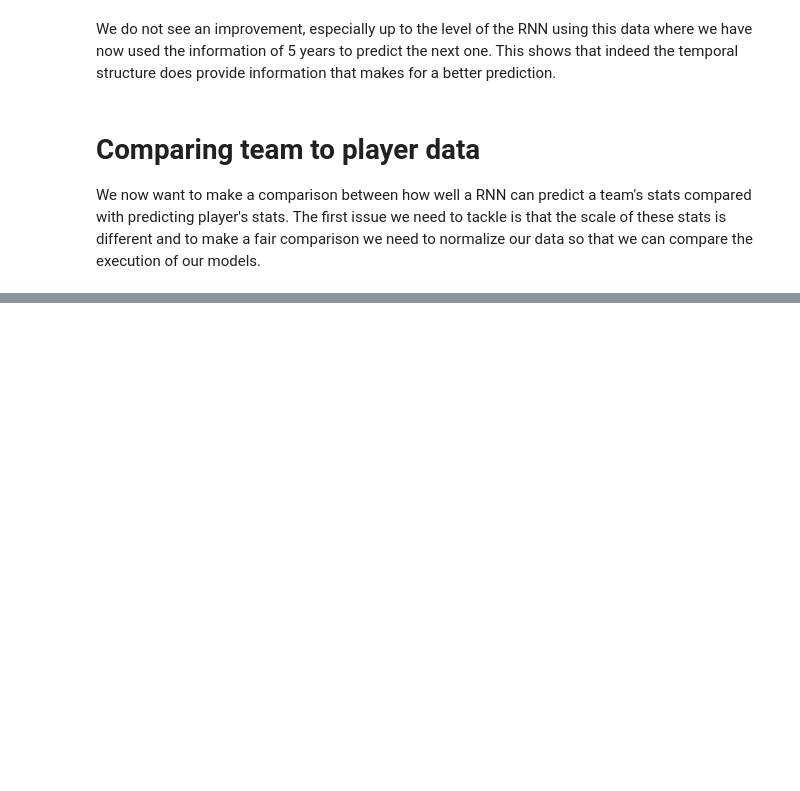
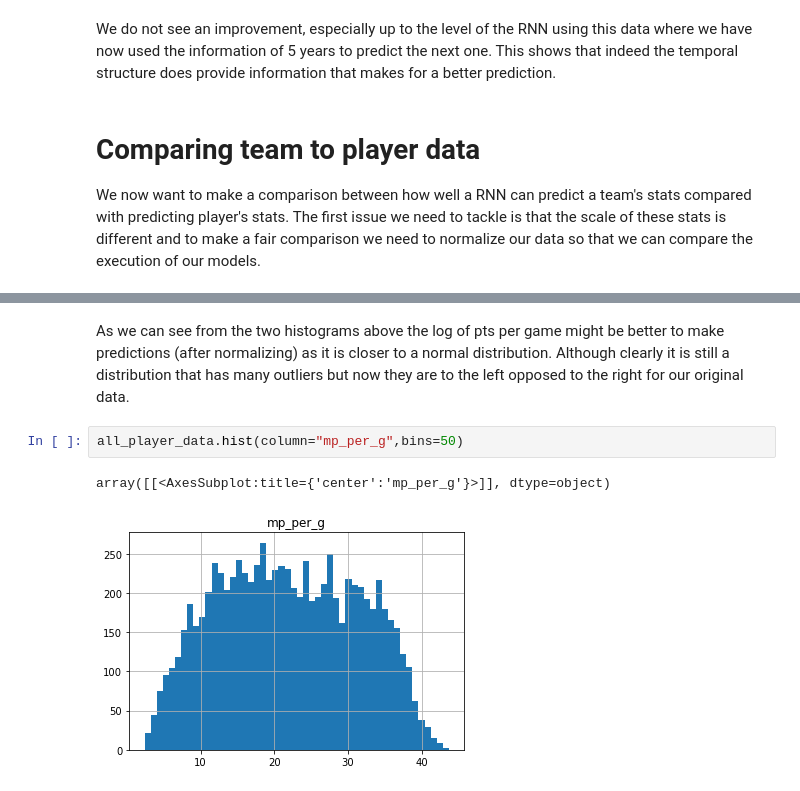
Before and after one commit to nk555/Kevin-Beuchot-Portfolio, a Jupyter notebook: AI-Projects/Fantasy-Basketball/2-making-fantasy-predictions.ipynb, the cells around one changed output, grey strips where cells are left out. Drawn from its saved outputs; the diff is of its cells as text; blank space fills up the shorter version.

```diff
--- a/AI-Projects/Fantasy-Basketball/2-making-fantasy-predictions.ipynb
+++ b/AI-Projects/Fantasy-Basketball/2-making-fantasy-predictions.ipynb
@@ -238,0 +267,7 @@ We now want to make a comparison between how well a RNN can predict a team's sta
+# %% [markdown]
+As we can see from the two histograms above the log of pts per game might be better to make predictions (after normalizing) as it is closer to a normal distribution. Although clearly it is still a distribution that has many outliers but now they are to the left opposed to the right for our original data.
+# %%
+all_player_data.hist(column="mp_per_g",bins=50)
+# %% [output]
+array([[<AxesSubplot:title={'center':'mp_per_g'}>]], dtype=object)
+[figure, added]
```
Also changed, not shown: parts of 19 cells of this notebook.
